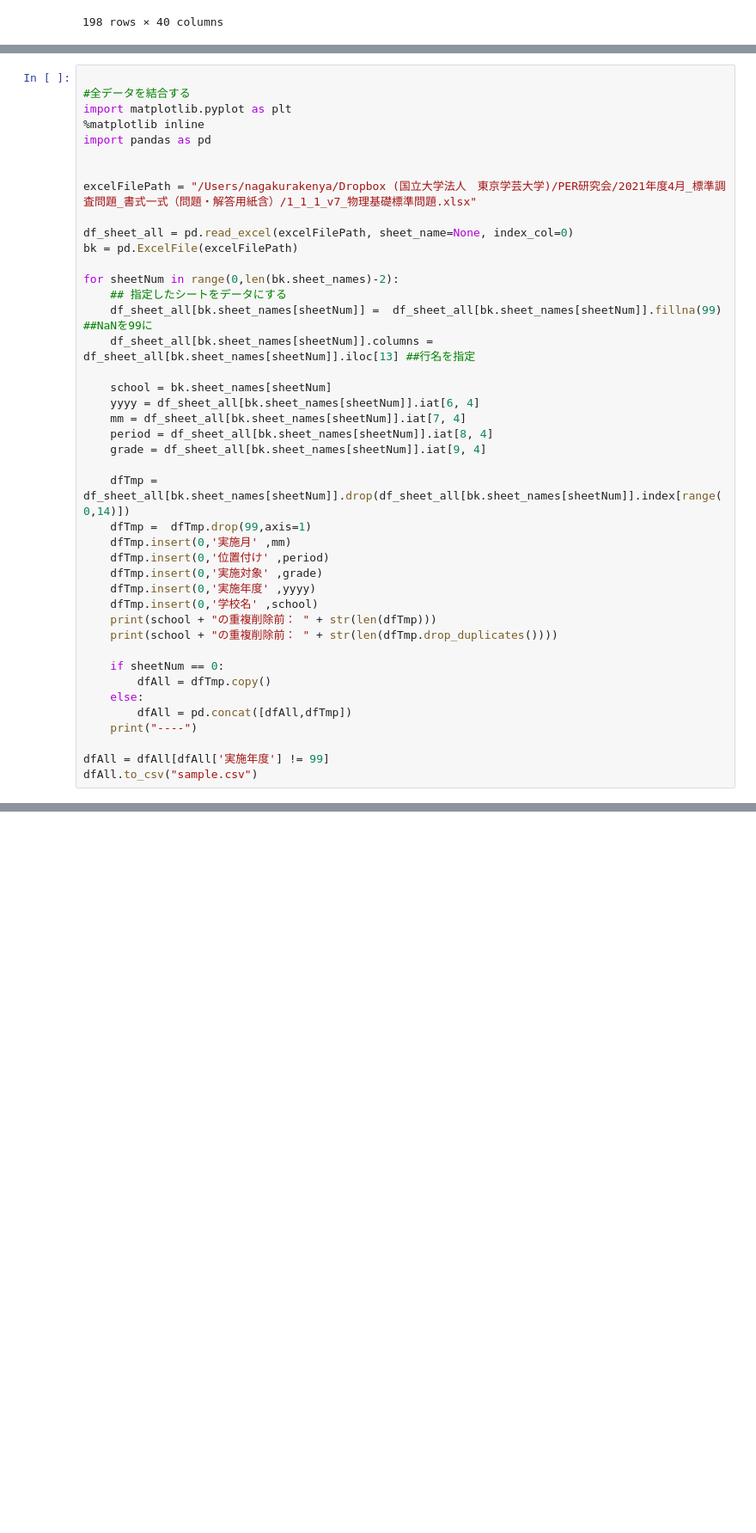
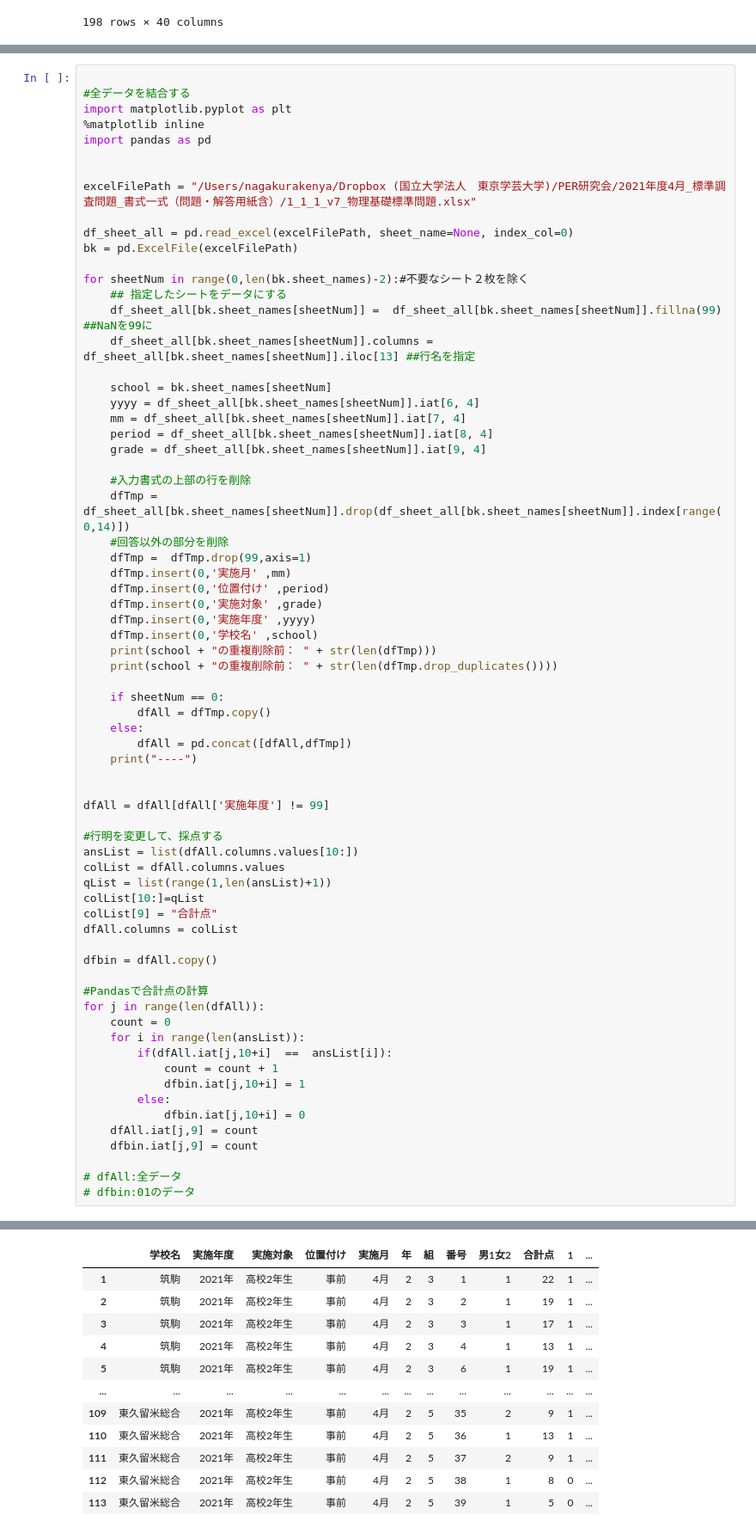
Before and after one commit to phys-ken/ItemResponseTest, a Jupyter notebook: App/tokuseizu.ipynb, the cells around one changed output, grey strips where cells are left out. Shown at 86% size. Cells and saved outputs as stored; diff of their text form; blank space fills up the shorter version.

```diff
--- a/App/tokuseizu.ipynb
+++ b/App/tokuseizu.ipynb
@@ -81,7 +99,7 @@ excelFilePath = "/Users/nagakurakenya/Dropbox (国立大学法人　東京学芸
 df_sheet_all = pd.read_excel(excelFilePath, sheet_name=None, index_col=0)
 bk = pd.ExcelFile(excelFilePath)
 
-for sheetNum in range(0,len(bk.sheet_names)-2):
+for sheetNum in range(0,len(bk.sheet_names)-2):#不要なシート２枚を除く
     ## 指定したシートをデータにする
     df_sheet_all[bk.sheet_names[sheetNum]] =  df_sheet_all[bk.sheet_names[sheetNum]].fillna(99) ##NaNを99に
     df_sheet_all[bk.sheet_names[sheetNum]].columns = df_sheet_all[bk.sheet_names[sheetNum]].iloc[13] ##行名を指定
@@ -92,7 +110,9 @@ for sheetNum in range(0,len(bk.sheet_names)-2):
     period = df_sheet_all[bk.sheet_names[sheetNum]].iat[8, 4]
     grade = df_sheet_all[bk.sheet_names[sheetNum]].iat[9, 4]
 
+    #入力書式の上部の行を削除
     dfTmp = df_sheet_all[bk.sheet_names[sheetNum]].drop(df_sheet_all[bk.sheet_names[sheetNum]].index[range(0,14)])
+    #回答以外の部分を削除
     dfTmp =  dfTmp.drop(99,axis=1)
     dfTmp.insert(0,'実施月' ,mm)
     dfTmp.insert(0,'位置付け' ,period)
@@ -108,8 +128,33 @@ for sheetNum in range(0,len(bk.sheet_names)-2):
         dfAll = pd.concat([dfAll,dfTmp])
     print("----")
 
+
 dfAll = dfAll[dfAll['実施年度'] != 99]
-dfAll.to_csv("sample.csv")
+
+#行明を変更して、採点する
+ansList = list(dfAll.columns.values[10:])
+colList = dfAll.columns.values
+qList = list(range(1,len(ansList)+1))
+colList[10:]=qList
+colList[9] = "合計点"
+dfAll.columns = colList
+
+dfbin = dfAll.copy()
+
+#Pandasで合計点の計算
+for j in range(len(dfAll)):
+    count = 0
+    for i in range(len(ansList)):
+        if(dfAll.iat[j,10+i]  ==  ansList[i]):
+            count = count + 1
+            dfbin.iat[j,10+i] = 1
+        else:
+            dfbin.iat[j,10+i] = 0
+    dfAll.iat[j,9] = count
+    dfbin.iat[j,9] = count
+
+# dfAll:全データ
+# dfbin:01のデータ
 # %% [output]
 筑駒の重複削除前： 75
 筑駒の重複削除前： 75
@@ -130 +175,13 @@ dfAll.to_csv("sample.csv")
 ----
+|  | 学校名 | 実施年度 | 実施対象 | 位置付け | 実施月 | 年 | 組 | 番号 | 男1女2 | 合計点 | 1 | ... |
+| 1 | 筑駒 | 2021年 | 高校2年生 | 事前 | 4月 | 2 | 3 | 1 | 1 | 22 | 1 | ... |
+| 2 | 筑駒 | 2021年 | 高校2年生 | 事前 | 4月 | 2 | 3 | 2 | 1 | 19 | 1 | ... |
+| 3 | 筑駒 | 2021年 | 高校2年生 | 事前 | 4月 | 2 | 3 | 3 | 1 | 17 | 1 | ... |
+| 4 | 筑駒 | 2021年 | 高校2年生 | 事前 | 4月 | 2 | 3 | 4 | 1 | 13 | 1 | ... |
+| 5 | 筑駒 | 2021年 | 高校2年生 | 事前 | 4月 | 2 | 3 | 6 | 1 | 19 | 1 | ... |
+| ... | ... | ... | ... | ... | ... | ... | ... | ... | ... | ... | ... | ... |
+| 109 | 東久留米総合 | 2021年 | 高校2年生 | 事前 | 4月 | 2 | 5 | 35 | 2 | 9 | 1 | ... |
+| 110 | 東久留米総合 | 2021年 | 高校2年生 | 事前 | 4月 | 2 | 5 | 36 | 1 | 13 | 1 | ... |
+| 111 | 東久留米総合 | 2021年 | 高校2年生 | 事前 | 4月 | 2 | 5 | 37 | 2 | 9 | 1 | ... |
+| 112 | 東久留米総合 | 2021年 | 高校2年生 | 事前 | 4月 | 2 | 5 | 38 | 1 | 8 | 0 | ... |
+| 113 | 東久留米総合 | 2021年 | 高校2年生 | 事前 | 4月 | 2 | 5 | 39 | 1 | 5 | 0 | ... |
```
Also changed, not shown: parts of 6 cells of this notebook, 9 other files.
